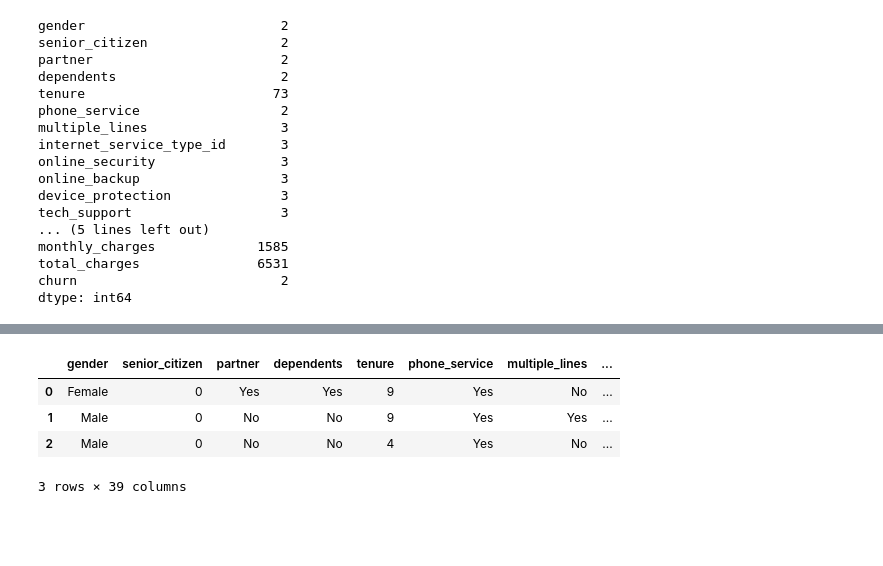
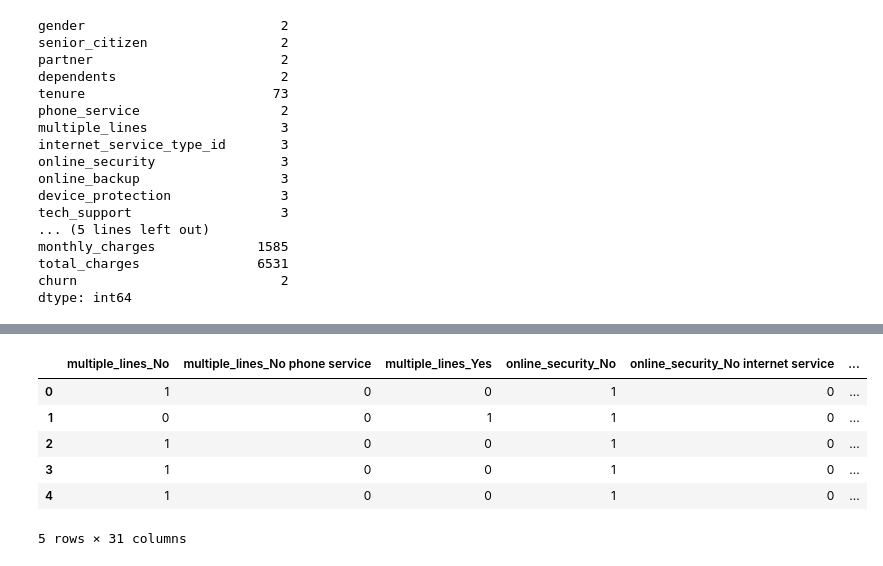
Before and after one commit to joshuamchavez2/classification-exercises, a Jupyter notebook: Classification Project.ipynb, the cells around one changed output, grey strips where cells are left out. Drawn from its saved outputs; the diff is of its cells as text; code cells hidden in the pictures; blank space fills up the shorter version.

```diff
--- a/Classification Project.ipynb
+++ b/Classification Project.ipynb
@@ -137,9 +172,59 @@ df_dummy
+# %%
+categ_dummy = pd.get_dummies(df[categ])
+# %%
+categ_dummy.head()
+# %% [output]
+|  | multiple_lines_No | multiple_lines_No phone service | multiple_lines_Yes | online_security_No | online_security_No internet service | ... |
+| 0 | 1 | 0 | 0 | 1 | 0 | ... |
+| 1 | 0 | 0 | 1 | 1 | 0 | ... |
+| 2 | 1 | 0 | 0 | 1 | 0 | ... |
+| 3 | 1 | 0 | 0 | 1 | 0 | ... |
+| 4 | 1 | 0 | 0 | 1 | 0 | ... |
+5 rows × 31 columns
 # %%
-df= pd.concat([df, df_dummy], axis = 1)
-df.head(3)
+#Purpose of this function is encode the telco data.
+def demo_clean_telco():
+    df = acquire.get_telco_data() # grabbing the telco data
+    df = df.drop_duplicates() # Dropping Duplicates
+    df = df.drop(columns = ['customer_id']) # Don't need this column
+
+    # If total charges was null, then remove the entire row
+    list_of_null_indexs = list(df[df.total_charges.str.contains(" ")].index)
+    df = df.drop(list_of_null_indexs)
+
+    # Convert total_charges from datatype object to float
+    total_charges = df.total_charges.astype("float")
+    df = df.drop(columns='total_charges')
+    df = pd.concat([df, total_charges], axis = 1)
+
+    # In the three lines below im mapping out the current values for what they represent.
+    payment = df.payment_type_id.map({1: 'Electronic check', 2: 'Mailed check', 3:'Bank transder', 4:'Credit card'})
+    internet = df.internet_service_type_id.map({1: 'DSL', 2: 'Fiber optic', 3:'None'})
+    contract = df.contract_type_id .map({1: 'Month-to-month', 2: 'One year', 3:'Two year'})
+
+    # In the three lines below im adding each series to my dataframe and renaming the columns
+    df = pd.concat([df, payment.rename("payment")], axis = 1)
+    df = pd.concat([df, internet.rename("internet_service")], axis = 1)
+    df = pd.concat([df, contract.rename("contract")], axis = 1)
+
+    df = df.drop(columns=['payment_type_id','contract_type_id', 'internet_service_type_id']) # Dropping old columns
+
+    boolean = df.nunique()[df.nunique() <= 2].index # boolean is a list of columns who's values are either true/false or 1/0
+
+    # In the line below, I am making dummies for all the boolean columns.  Dropping the first so I dont get two columns back
+    boolean_dummy = pd.get_dummies(df[boolean], drop_first=[True, True, True, True, True, True, True])
+
+
+    df = pd.concat([df, boolean_dummy], axis = 1) # Adding my encoded boolean_dummy DataFrame back to my original Data Frame
+    df = df.drop(columns=boolean) # Dropping the none encoded columns
+
+    # In the line below, I am grabbing all the categorical columns(that are greater than 2) and saving the values into categ as a list
+    categ = df.nunique()[(df.nunique() > 2) & (df.nunique() < 5)].index
+    categ_dummy = pd.get_dummies(df[categ]) # Grabbing dummies, this time dont drop the first columns.
+
+
+    df = pd.concat([df, categ_dummy], axis = 1) # Adding my encoded categ_dummy DataFrame back to my original Data Frame
+    df = df.drop(columns=categ)  # Dropping the none encoded columns
+
+    df = df.rename(columns={'churn_Yes': 'churn'})
+    return df
-# %% [output]
-|  | gender | senior_citizen | partner | dependents | tenure | phone_service | multiple_lines | ... |
-| 0 | Female | 0 | Yes | Yes | 9 | Yes | No | ... |
-| 1 | Male | 0 | No | No | 9 | Yes | Yes | ... |
-| 2 | Male | 0 | No | No | 4 | Yes | No | ... |
-3 rows × 39 columns
```
Also changed, not shown: parts of 31 cells of this notebook, 4 other files.
